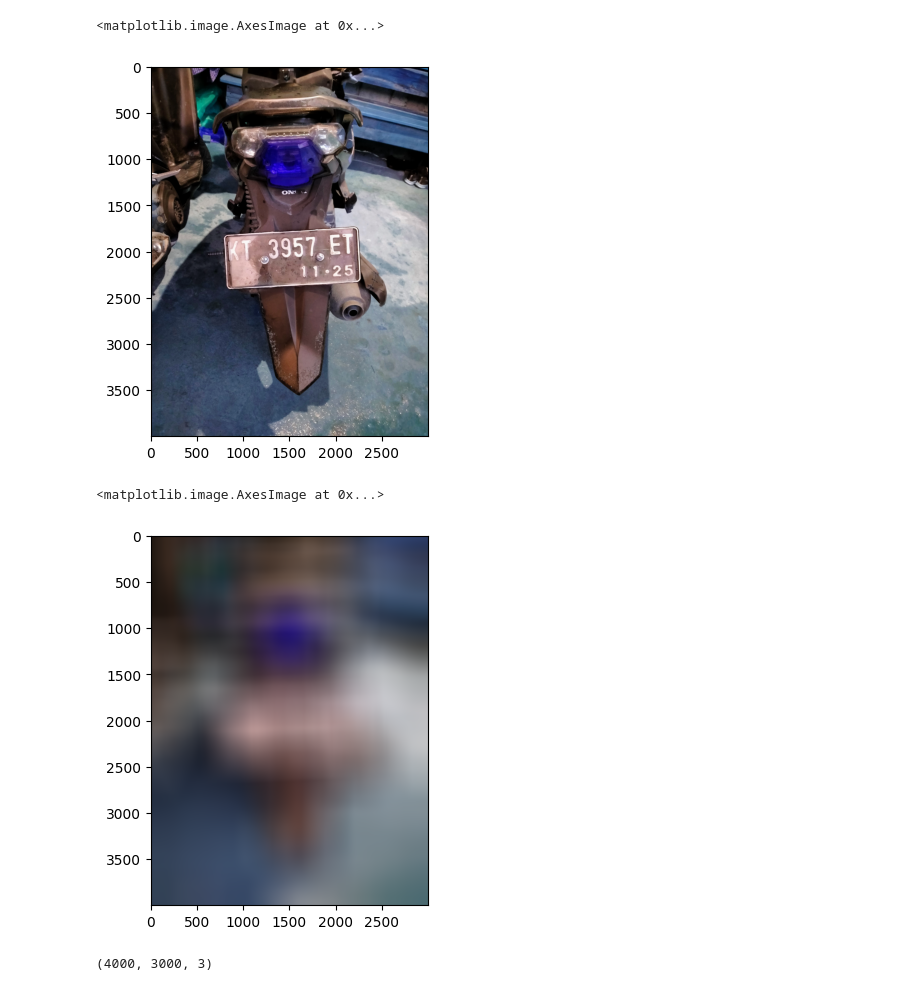
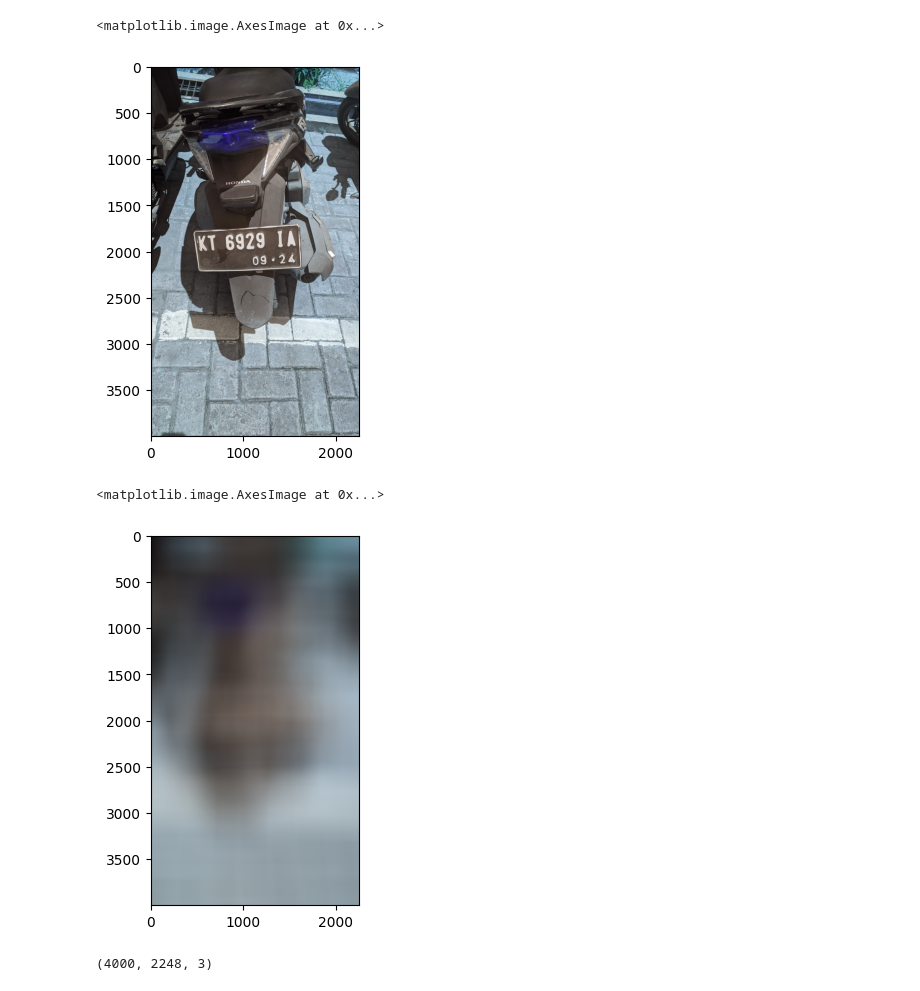
Before and after one commit to GTHGHT/PlatNomorGemink, a Jupyter notebook: main/test.ipynb, the cells around one changed output. Cells and saved outputs as stored; diff of their text form; code cells hidden in the pictures.

```diff
--- a/main/test.ipynb
+++ b/main/test.ipynb
@@ -1,23 +1,23 @@
 # %%
 import cv2
 import matplotlib.pyplot as plt
 import numpy as np
-path = 'test8.jpg'
+path = 'rl2.jpg'
 img = cv2.imread(path)
 plt.imshow(img)
 # %% [output]
 <matplotlib.image.AxesImage at 0x...>
-[figure, old version]
+[figure, new version]
 # %%
 blurred_img = cv2.blur(img, (int(img.shape[0]/7),int(img.shape[0]/7)))
 plt.imshow(blurred_img)
 # %% [output]
 <matplotlib.image.AxesImage at 0x...>
-[figure, old version]
+[figure, new version]
 # %%
 img.shape
 # %% [output]
-(4000, 3000, 3)
+(4000, 2248, 3)
 # %%
 gray = cv2.cvtColor(img,cv2.COLOR_RGB2GRAY)
 _,thresh = cv2.threshold(gray, np.mean(gray), 255, cv2.THRESH_BINARY_INV+cv2.THRESH_OTSU)
```
Also changed, not shown: parts of 4 cells of this notebook.
